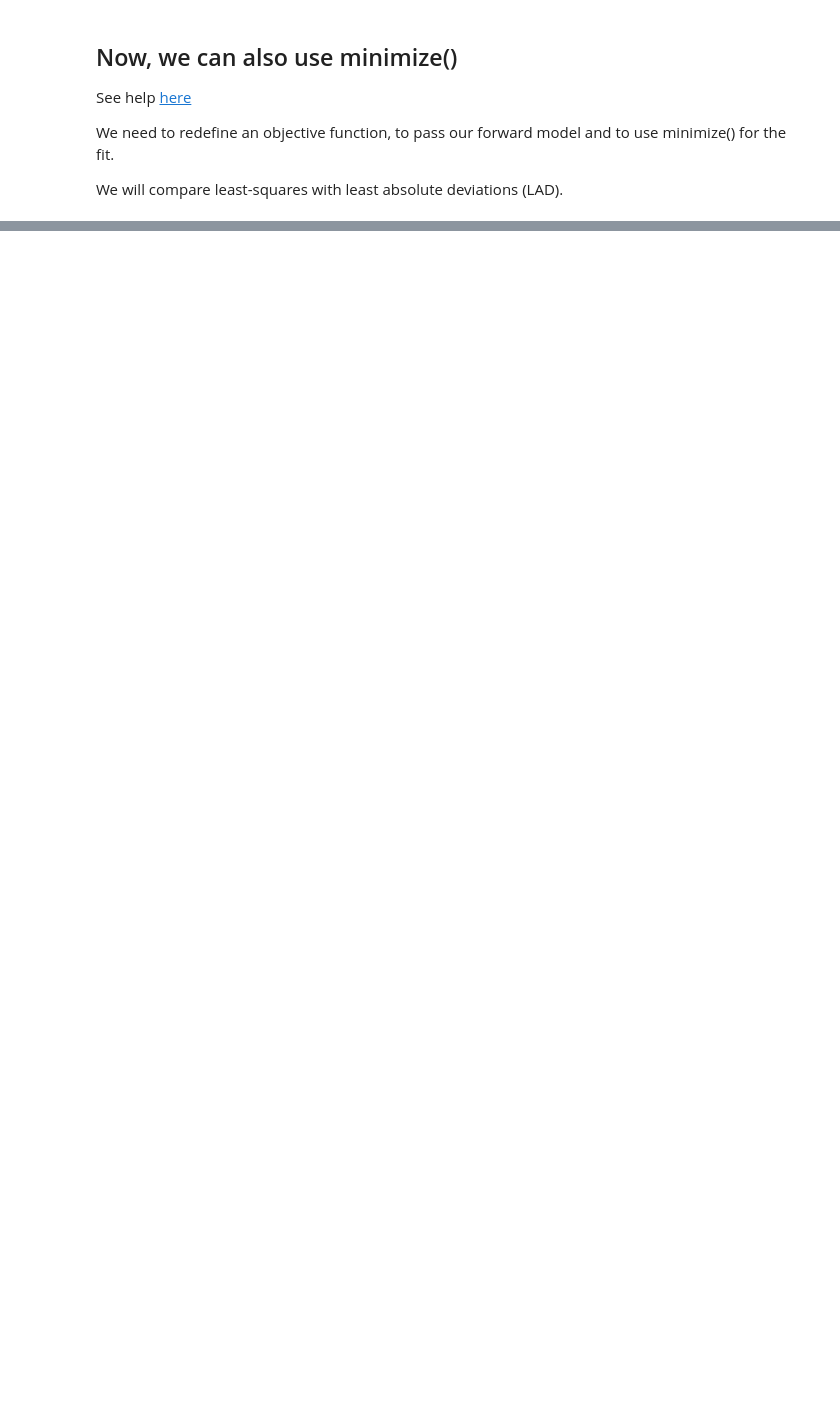
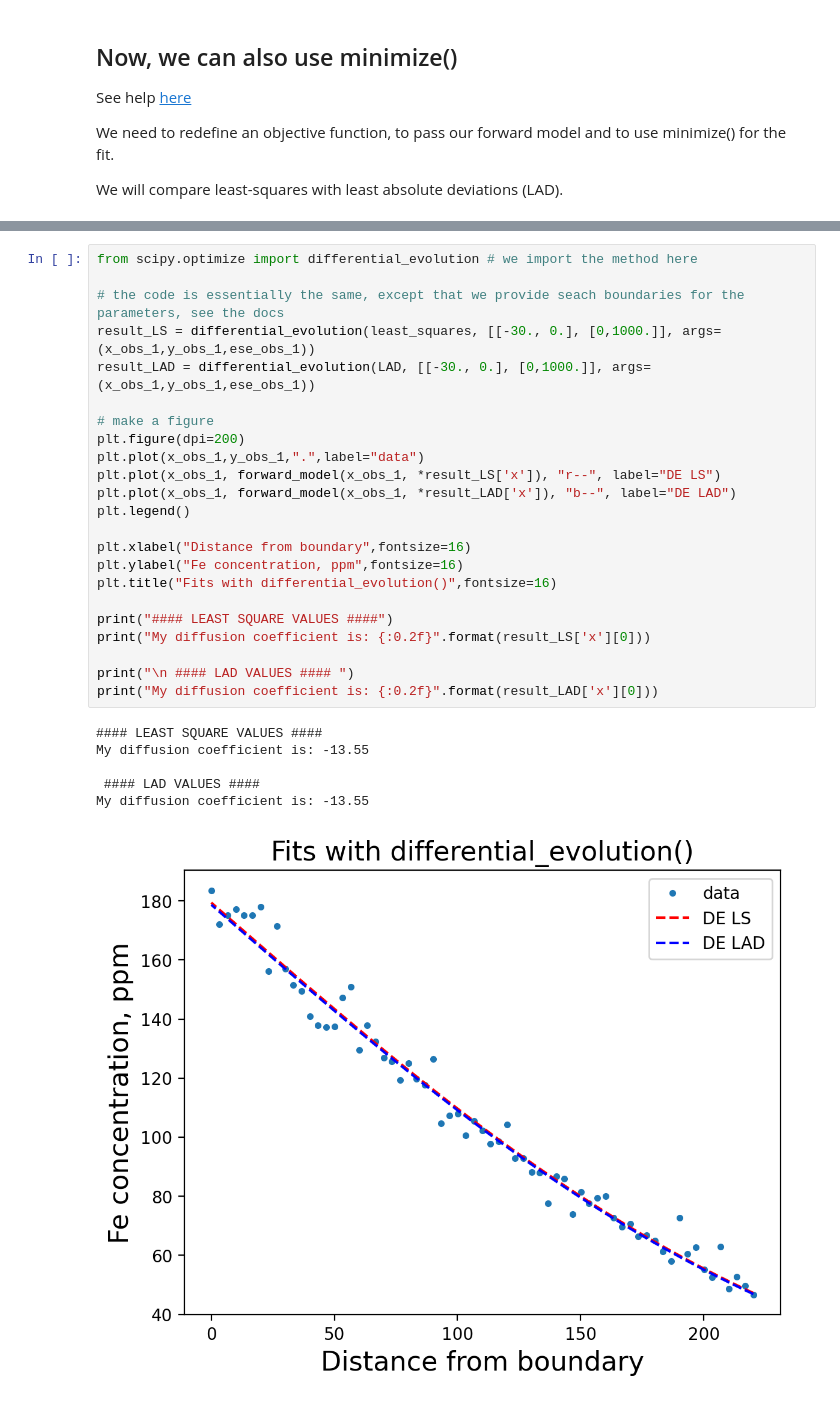
Before and after one commit to charlesll/ModelisationGeochimie, a Jupyter notebook: RealWorldProblem_OlivineDiffusion.ipynb, the cells around one changed output, grey strips where cells are left out. Drawn from its saved outputs; the diff is of its cells as text; blank space fills up the shorter version.

```diff
--- a/RealWorldProblem_OlivineDiffusion.ipynb
+++ b/RealWorldProblem_OlivineDiffusion.ipynb
@@ -165,0 +233,30 @@ We will compare least-squares with least absolute deviations (LAD).
+# %%
+from scipy.optimize import differential_evolution # we import the method here
+
+# the code is essentially the same, except that we provide seach boundaries for the parameters, see the docs
+result_LS = differential_evolution(least_squares, [[-30., 0.], [0,1000.]], args=(x_obs_1,y_obs_1,ese_obs_1))
+result_LAD = differential_evolution(LAD, [[-30., 0.], [0,1000.]], args=(x_obs_1,y_obs_1,ese_obs_1))
+
+# make a figure
+plt.figure(dpi=200)
+plt.plot(x_obs_1,y_obs_1,".",label="data")
+plt.plot(x_obs_1, forward_model(x_obs_1, *result_LS['x']), "r--", label="DE LS")
+plt.plot(x_obs_1, forward_model(x_obs_1, *result_LAD['x']), "b--", label="DE LAD")
+plt.legend()
+
+plt.xlabel("Distance from boundary",fontsize=16)
+plt.ylabel("Fe concentration, ppm",fontsize=16)
+plt.title("Fits with differential_evolution()",fontsize=16)
+
+print("#### LEAST SQUARE VALUES ####")
+print("My diffusion coefficient is: {:0.2f}".format(result_LS['x'][0]))
+
+print("\n #### LAD VALUES #### ")
+print("My diffusion coefficient is: {:0.2f}".format(result_LAD['x'][0]))
+# %% [output]
+#### LEAST SQUARE VALUES ####
+My diffusion coefficient is: -13.55
+
+ #### LAD VALUES ####
+My diffusion coefficient is: -13.55
+[figure, added]
```
Also changed, not shown: parts of 24 cells of this notebook.
